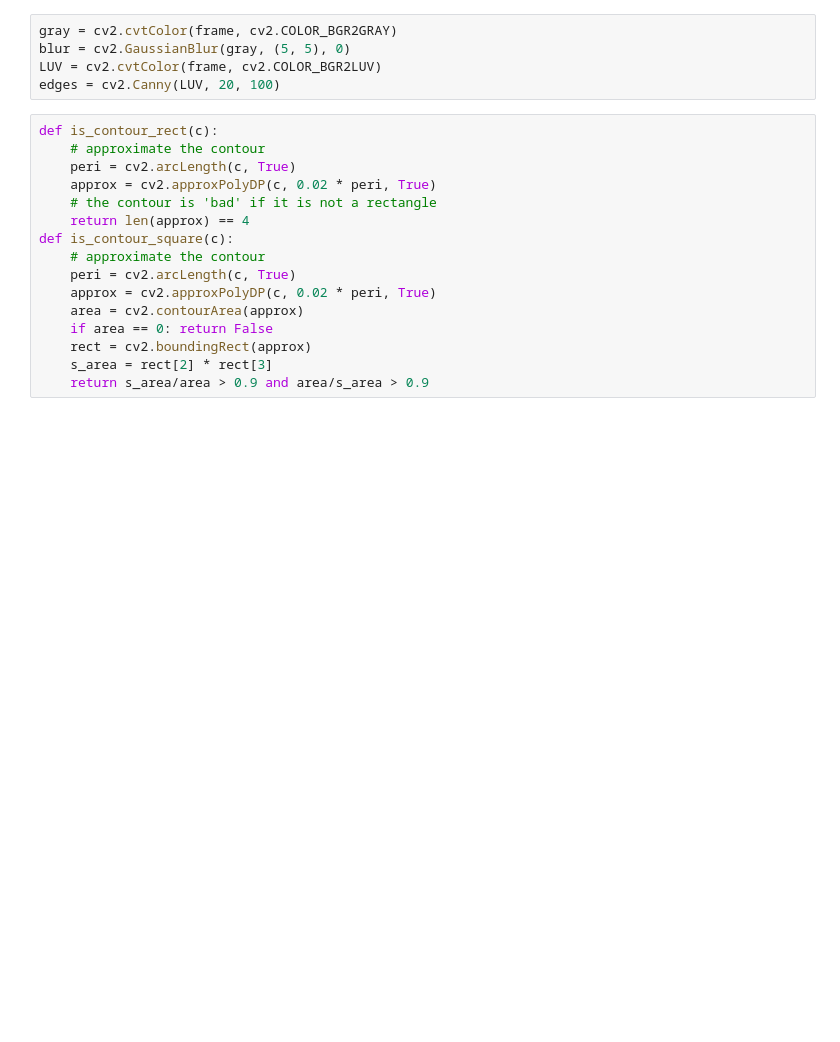
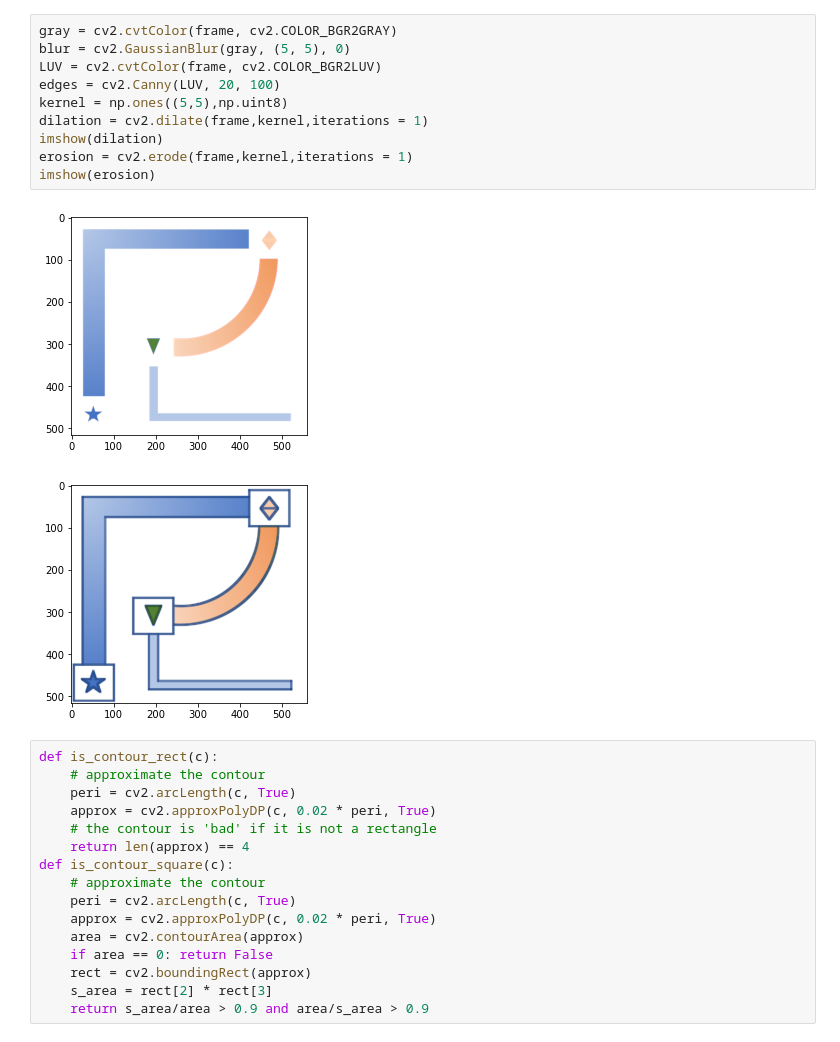
Before and after one commit to teerameth/Module6-7, a Jupyter notebook: MileStone21.ipynb, the cells around one changed output. Saved outputs shown, nothing was run; the diff lists cells and outputs as text; blank space fills up the shorter version.

```diff
--- a/MileStone21.ipynb
+++ b/MileStone21.ipynb
@@ -12,8 +12,16 @@ imshow(frame)
 # %%
 gray = cv2.cvtColor(frame, cv2.COLOR_BGR2GRAY)
 blur = cv2.GaussianBlur(gray, (5, 5), 0)
 LUV = cv2.cvtColor(frame, cv2.COLOR_BGR2LUV)
 edges = cv2.Canny(LUV, 20, 100)
+kernel = np.ones((5,5),np.uint8)
+dilation = cv2.dilate(frame,kernel,iterations = 1)
+imshow(dilation)
+erosion = cv2.erode(frame,kernel,iterations = 1)
+imshow(erosion)
+# %% [output]
+[figure, added]
+[figure, added]
 # %%
 def is_contour_rect(c):
     # approximate the contour
```
Also changed, not shown: parts of 3 cells of this notebook.
